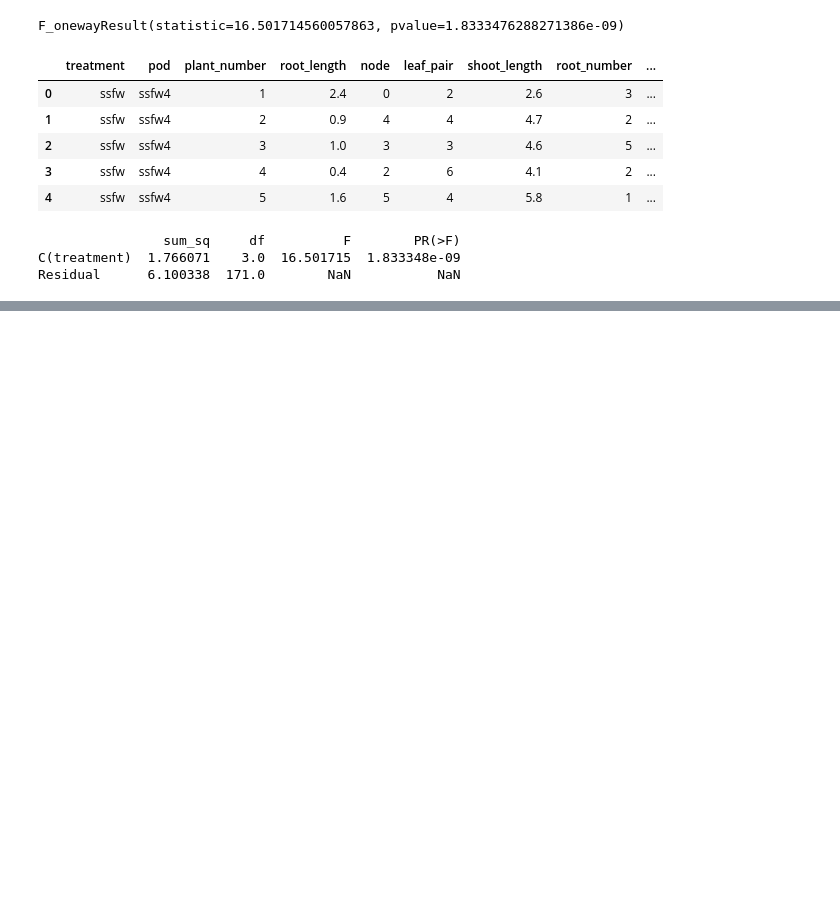
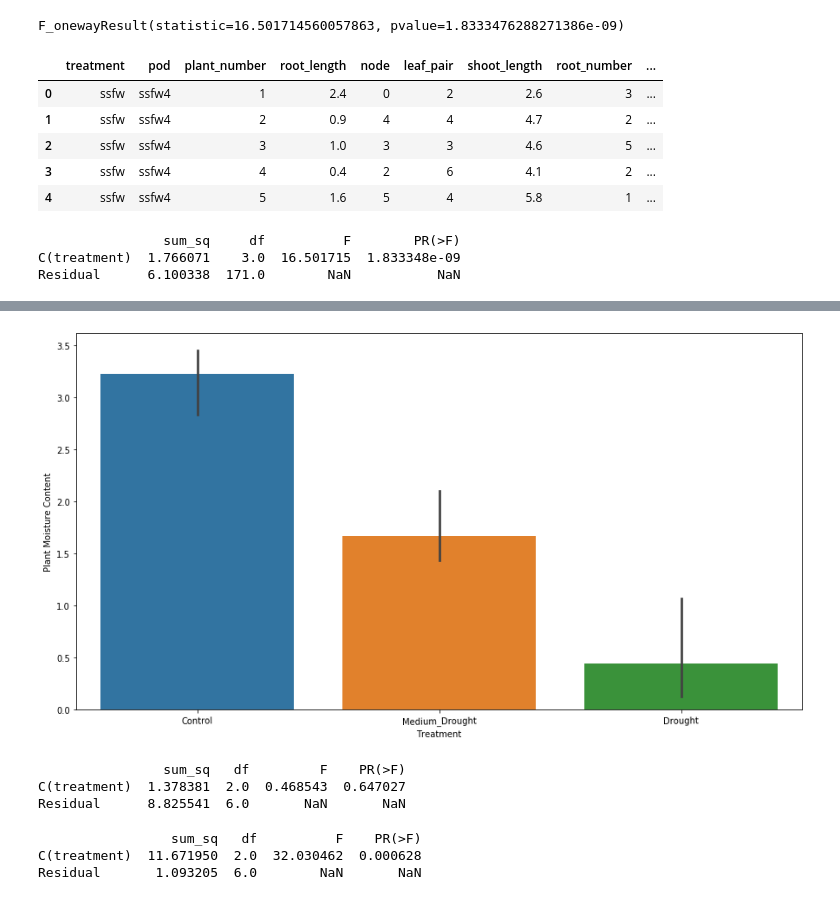
Before and after one commit to Travis-Simmons/Plant_A_P, a Jupyter notebook: figures.ipynb, the cells around one changed output, grey strips where cells are left out. Cells and saved outputs as stored; diff of their text form; code cells hidden in the pictures; blank space fills up the shorter version.

```diff
--- a/figures.ipynb
+++ b/figures.ipynb
@@ -313,0 +406,11 @@ Residual      6.100338  171.0        NaN           NaN
+# %%
+# Average plant moisture content with error bars
+plt.figure(figsize = (15,8))
+ax = sns.barplot(data=final_day, x="treatment", y="plant_moisture_content", ci = 95)
+plt.xticks(rotation = 1)
+plt.xlabel('Treatment')
+plt.ylabel('Plant Moisture Content')
+# plt.title('move to bottom', fontsize = 16)
+plt.savefig('./project_2/moisture_content.jpg')
+# %% [output]
+[figure, added]
@@ -313,0 +421,18 @@ Residual      6.100338  171.0        NaN           NaN
+# %%
+# root shoot biomase ratio ANOVA
+
+cw_lm=ols('root_shoot_ratio ~ C(treatment)', data=final_day).fit() #Specify C for Categorical
+print(sm.stats.anova_lm(cw_lm, typ=2))
+# %% [output]
+                sum_sq   df         F    PR(>F)
+C(treatment)  1.378381  2.0  0.468543  0.647027
+Residual      8.825541  6.0       NaN       NaN
+# %%
+# plant moisture content ANOVA
+
+cw_lm=ols('plant_moisture_content ~ C(treatment)', data=final_day).fit() #Specify C for Categorical
+print(sm.stats.anova_lm(cw_lm, typ=2))
+# %% [output]
+                 sum_sq   df          F    PR(>F)
+C(treatment)  11.671950  2.0  32.030462  0.000628
+Residual       1.093205  6.0        NaN       NaN
```
Also changed, not shown: parts of 8 cells of this notebook, 24 other files.
